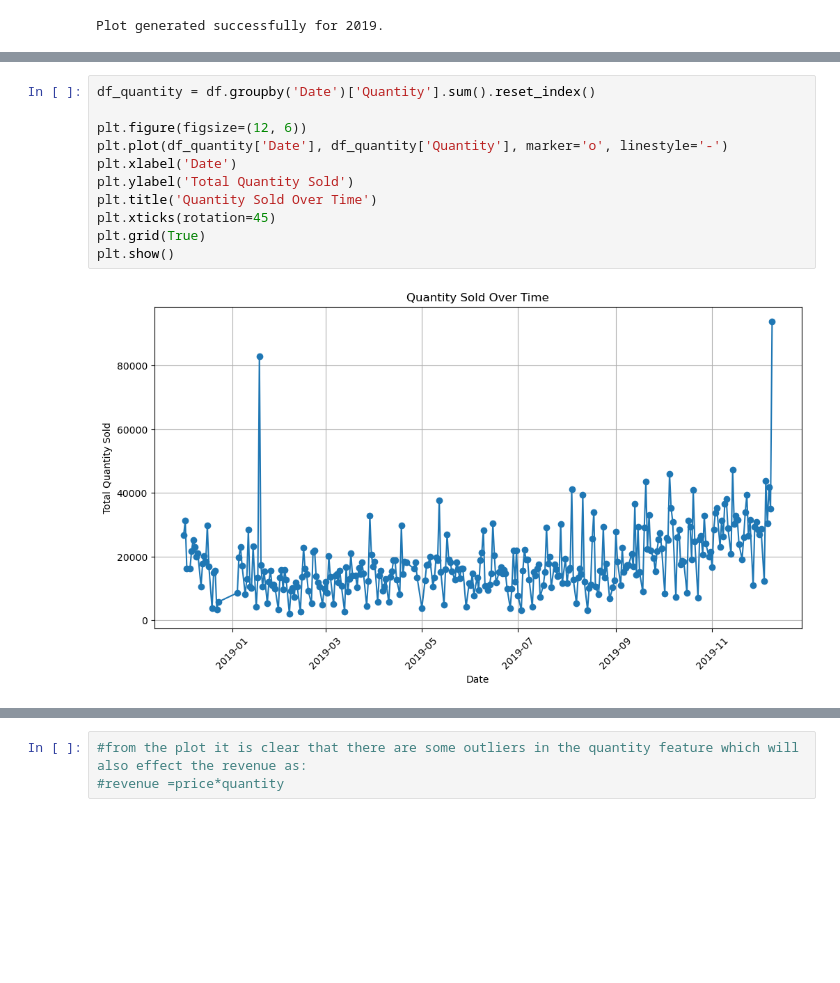
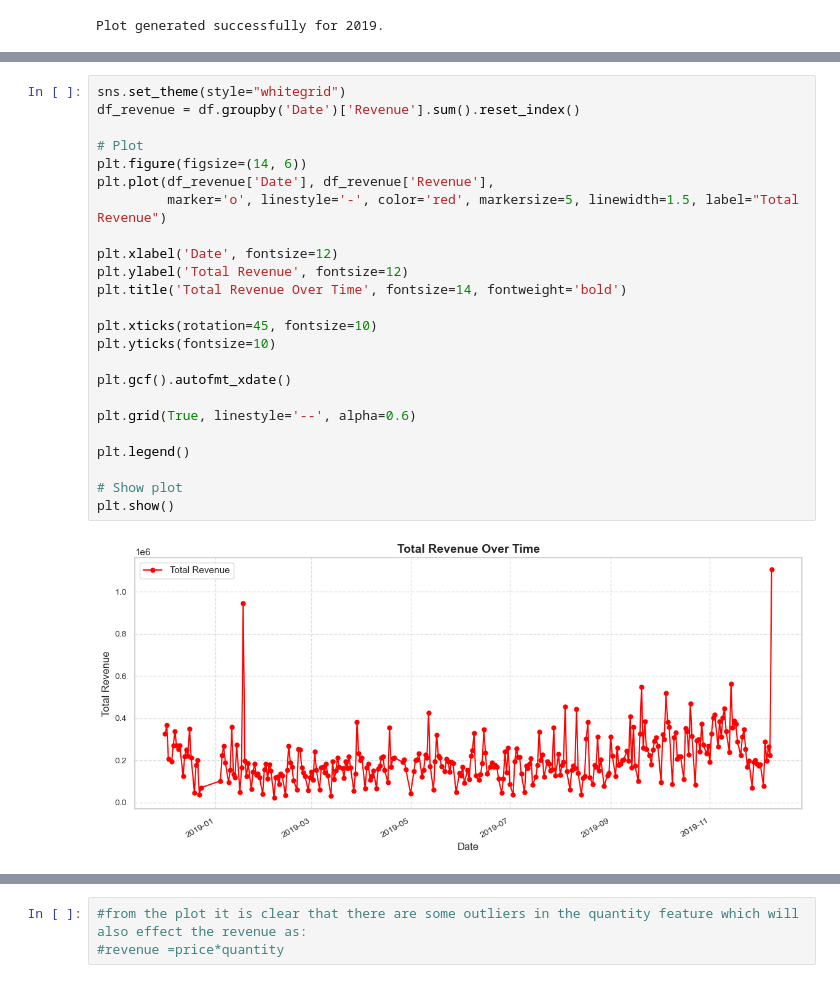
Before and after one commit to puneetprashar2003/Black_Friday_Data_Analysis, a Jupyter notebook: eda.ipynb, the cells around one changed output, grey strips where cells are left out. Cells and saved outputs as stored; diff of their text form; blank space fills up the shorter version.

```diff
--- a/eda.ipynb
+++ b/eda.ipynb
@@ -520,13 +560,26 @@ Plot generated successfully for 2019.
 # %%
-df_quantity = df.groupby('Date')['Quantity'].sum().reset_index()
+sns.set_theme(style="whitegrid")
+df_revenue = df.groupby('Date')['Revenue'].sum().reset_index()
 
-plt.figure(figsize=(12, 6))
-plt.plot(df_quantity['Date'], df_quantity['Quantity'], marker='o', linestyle='-')
-plt.xlabel('Date')
-plt.ylabel('Total Quantity Sold')
-plt.title('Quantity Sold Over Time')
-plt.xticks(rotation=45)
-plt.grid(True)
+# Plot
+plt.figure(figsize=(14, 6))
+plt.plot(df_revenue['Date'], df_revenue['Revenue'],
+         marker='o', linestyle='-', color='red', markersize=5, linewidth=1.5, label="Total Revenue")
+
+plt.xlabel('Date', fontsize=12)
+plt.ylabel('Total Revenue', fontsize=12)
+plt.title('Total Revenue Over Time', fontsize=14, fontweight='bold')
+
+plt.xticks(rotation=45, fontsize=10)
+plt.yticks(fontsize=10)
+
+plt.gcf().autofmt_xdate()
+
+plt.grid(True, linestyle='--', alpha=0.6)
+
+plt.legend()
+
+# Show plot
 plt.show()
 # %% [output]
-[figure, old version]
+[figure, new version]
```
Also changed, not shown: parts of 28 cells of this notebook, 5 other files.
